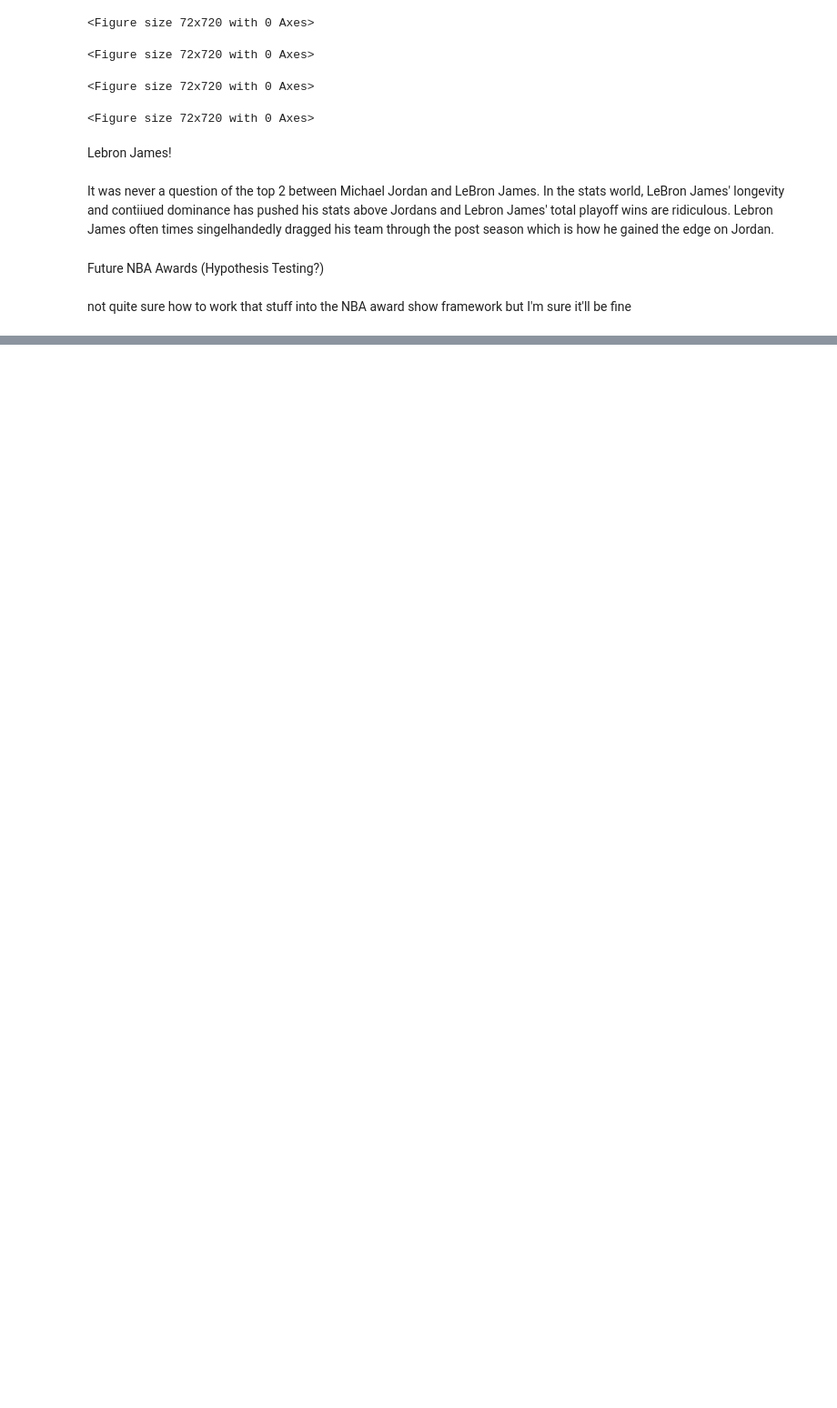
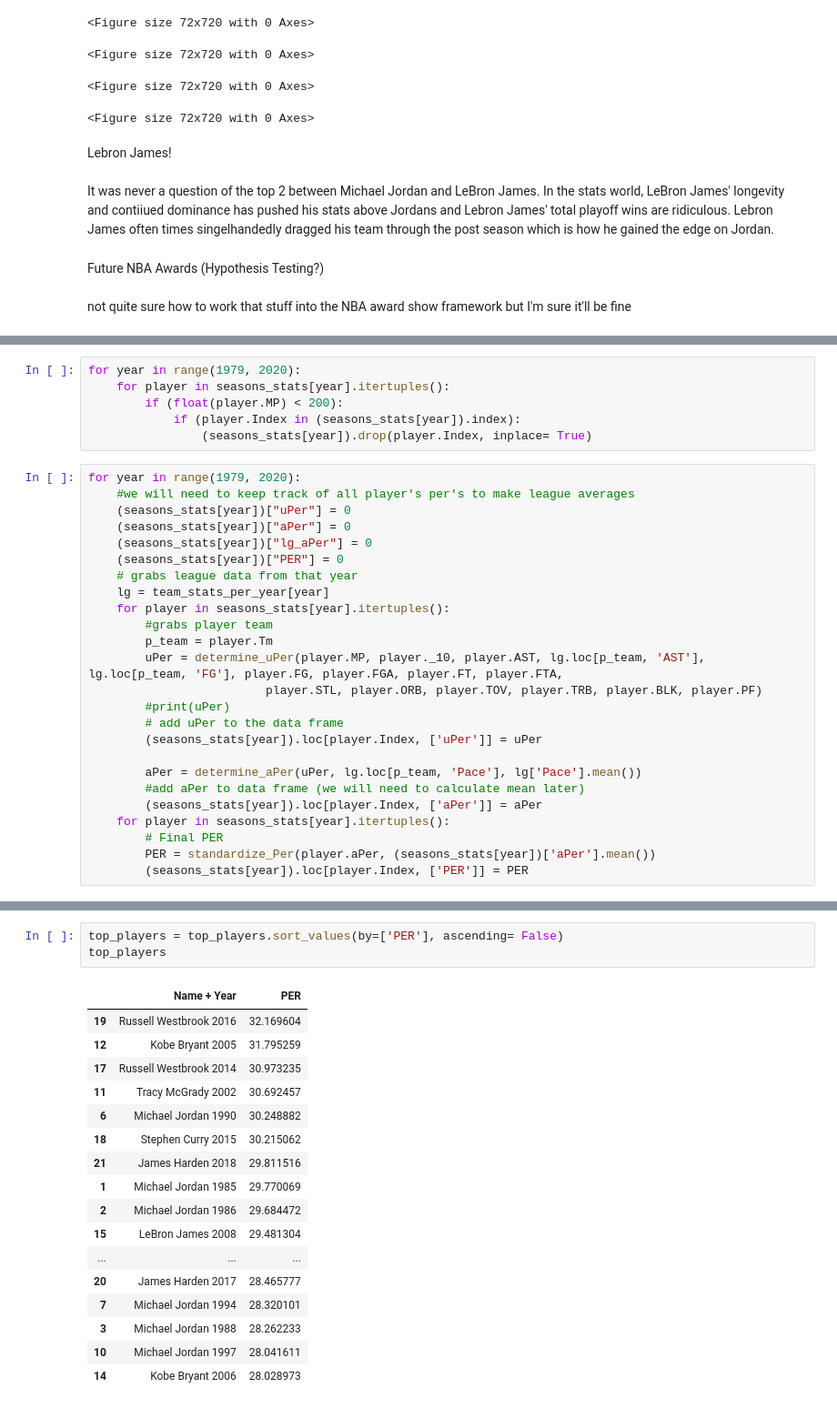
Before and after one commit to acook4148/CMSC320FinalProject, a Jupyter notebook: NBA Awards_combined.ipynb, the cells around one changed output, grey strips where cells are left out. Shown at 91% size. Cells and saved outputs as stored; diff of their text form; blank space fills up the shorter version.

```diff
--- a/NBA Awards_combined.ipynb
+++ b/NBA Awards_combined.ipynb
@@ -692,0 +981,31 @@ not quite sure how to work that stuff into the NBA award show framework but I'm
+# %%
+for year in range(1979, 2020):
+    for player in seasons_stats[year].itertuples():
+        if (float(player.MP) < 200):
+            if (player.Index in (seasons_stats[year]).index):
+                (seasons_stats[year]).drop(player.Index, inplace= True)
+# %%
+for year in range(1979, 2020):
+    #we will need to keep track of all player's per's to make league averages
+    (seasons_stats[year])["uPer"] = 0
+    (seasons_stats[year])["aPer"] = 0
+    (seasons_stats[year])["lg_aPer"] = 0
+    (seasons_stats[year])["PER"] = 0
+    # grabs league data from that year
+    lg = team_stats_per_year[year]
+    for player in seasons_stats[year].itertuples():
+        #grabs player team
+        p_team = player.Tm
+        uPer = determine_uPer(player.MP, player._10, player.AST, lg.loc[p_team, 'AST'], lg.loc[p_team, 'FG'], player.FG, player.FGA, player.FT, player.FTA,
+                         player.STL, player.ORB, player.TOV, player.TRB, player.BLK, player.PF)
+        #print(uPer)
+        # add uPer to the data frame
+        (seasons_stats[year]).loc[player.Index, ['uPer']] = uPer
+
+        aPer = determine_aPer(uPer, lg.loc[p_team, 'Pace'], lg['Pace'].mean())
+        #add aPer to data frame (we will need to calculate mean later)
+        (seasons_stats[year]).loc[player.Index, ['aPer']] = aPer
+    for player in seasons_stats[year].itertuples():
+        # Final PER
+        PER = standardize_Per(player.aPer, (seasons_stats[year])['aPer'].mean())
+        (seasons_stats[year]).loc[player.Index, ['PER']] = PER
@@ -692,0 +1024,21 @@ not quite sure how to work that stuff into the NBA award show framework but I'm
+# %%
+top_players = top_players.sort_values(by=['PER'], ascending= False)
+top_players
+# %% [output]
+|  | Name + Year | PER |
+| 19 | Russell Westbrook 2016 | 32.169604 |
+| 12 | Kobe Bryant 2005 | 31.795259 |
+| 17 | Russell Westbrook 2014 | 30.973235 |
+| 11 | Tracy McGrady 2002 | 30.692457 |
+| 6 | Michael Jordan 1990 | 30.248882 |
+| 18 | Stephen Curry 2015 | 30.215062 |
+| 21 | James Harden 2018 | 29.811516 |
+| 1 | Michael Jordan 1985 | 29.770069 |
+| 2 | Michael Jordan 1986 | 29.684472 |
+| 15 | LeBron James 2008 | 29.481304 |
+| ... | ... | ... |
+| 20 | James Harden 2017 | 28.465777 |
+| 7 | Michael Jordan 1994 | 28.320101 |
+| 3 | Michael Jordan 1988 | 28.262233 |
+| 10 | Michael Jordan 1997 | 28.041611 |
+| 14 | Kobe Bryant 2006 | 28.028973 |
```
Also changed, not shown: parts of 37 cells of this notebook.
